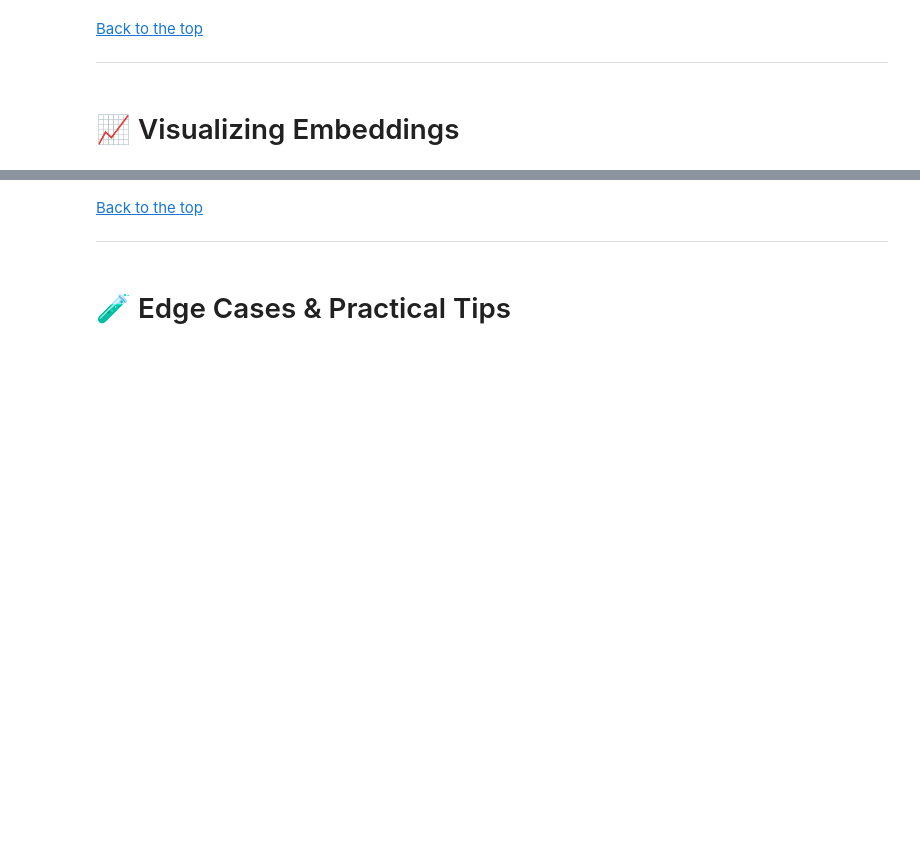
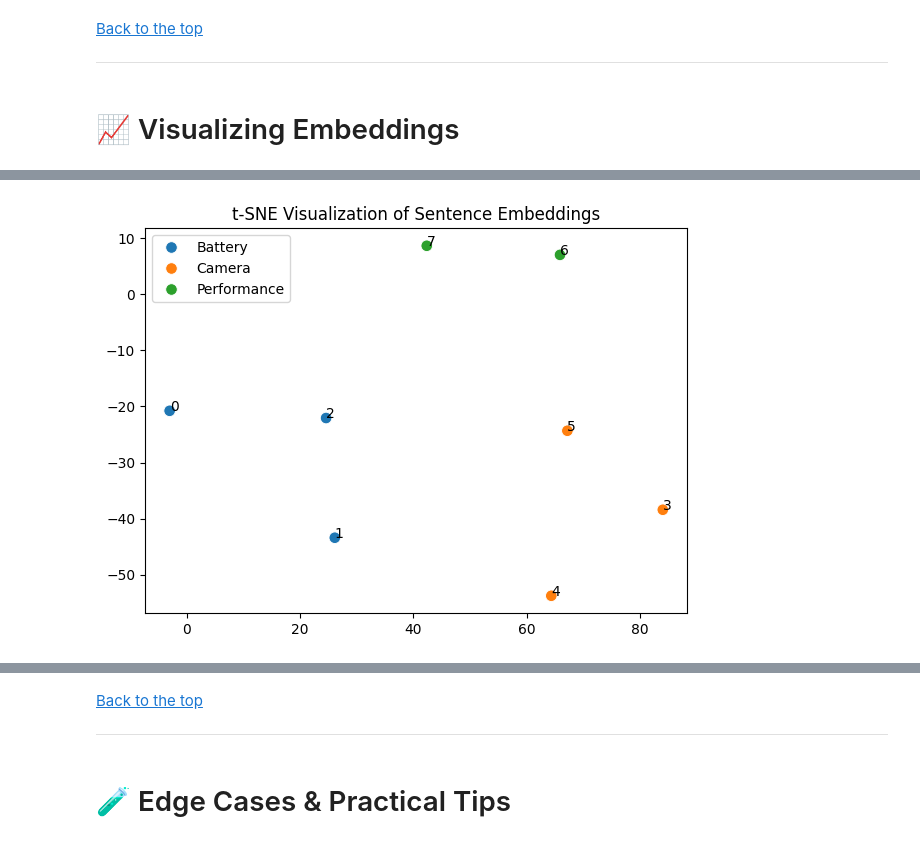
Before and after one commit to ashrithssreddy/ml-toolkit, a Jupyter notebook: NLP/05_Embeddings_and_Similarity.ipynb, the cells around one changed output, grey strips where cells are left out. Saved outputs shown, nothing was run; the diff lists cells and outputs as text; code cells hidden in the pictures; blank space fills up the shorter version.

```diff
--- a/NLP/05_Embeddings_and_Similarity.ipynb
+++ b/NLP/05_Embeddings_and_Similarity.ipynb
@@ -91,3 +678,44 @@ ___
+# %%
+from sklearn.manifold import TSNE
+from sklearn.decomposition import PCA
+import matplotlib.pyplot as plt
+import seaborn as sns
+
+# Mini-corpus across different topics
+sentences = [
+    "The battery lasts all day.",
+    "Charges very quickly.",
+    "Horrible battery life, dies fast.",
+    "Camera quality is incredible.",
+    "Takes great photos in low light.",
+    "Very blurry and grainy camera.",
+    "Fast performance and smooth UI.",
+    "Laggy interface and constant crashes."
+]
+
+labels = [
+    "Battery", "Battery", "Battery",
+    "Camera", "Camera", "Camera",
+    "Performance", "Performance"
+]
+
+# Encode
+X = model.encode(sentences)
+
+# Run t-SNE
+tsne = TSNE(n_components=2, perplexity=5, random_state=42)
+X_tsne = tsne.fit_transform(X)
+
+# Plot
+plt.figure(figsize=(7, 5))
+sns.scatterplot(x=X_tsne[:, 0], y=X_tsne[:, 1], hue=labels, palette="tab10", s=70)
+for i, txt in enumerate(sentences):
+    plt.annotate(str(i), (X_tsne[i, 0], X_tsne[i, 1]))
+plt.title("t-SNE Visualization of Sentence Embeddings")
+plt.legend()
+plt.show()
+# %% [output]
+[figure, added]
 # %% [markdown]
 #### 🖼️ 2D Plots for Topic Insights
 <a id="2d-embedding-plot"></a>
```
Also changed, not shown: parts of 32 cells of this notebook.
